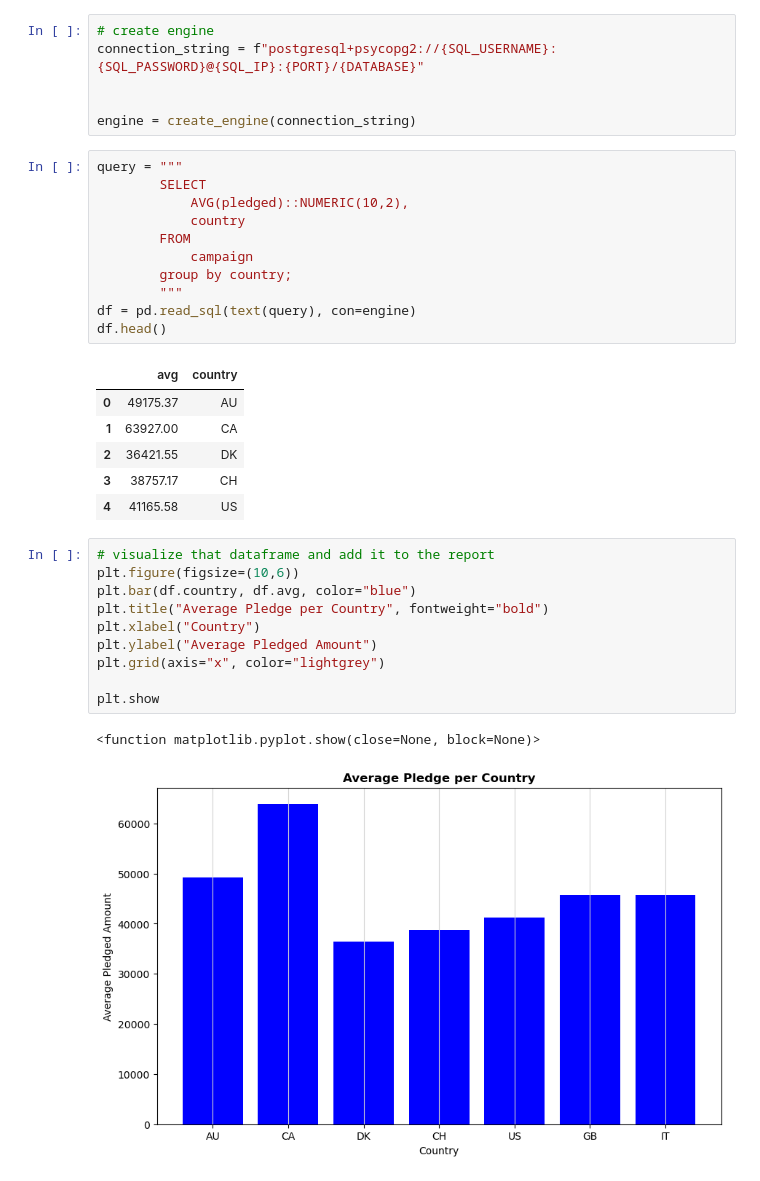
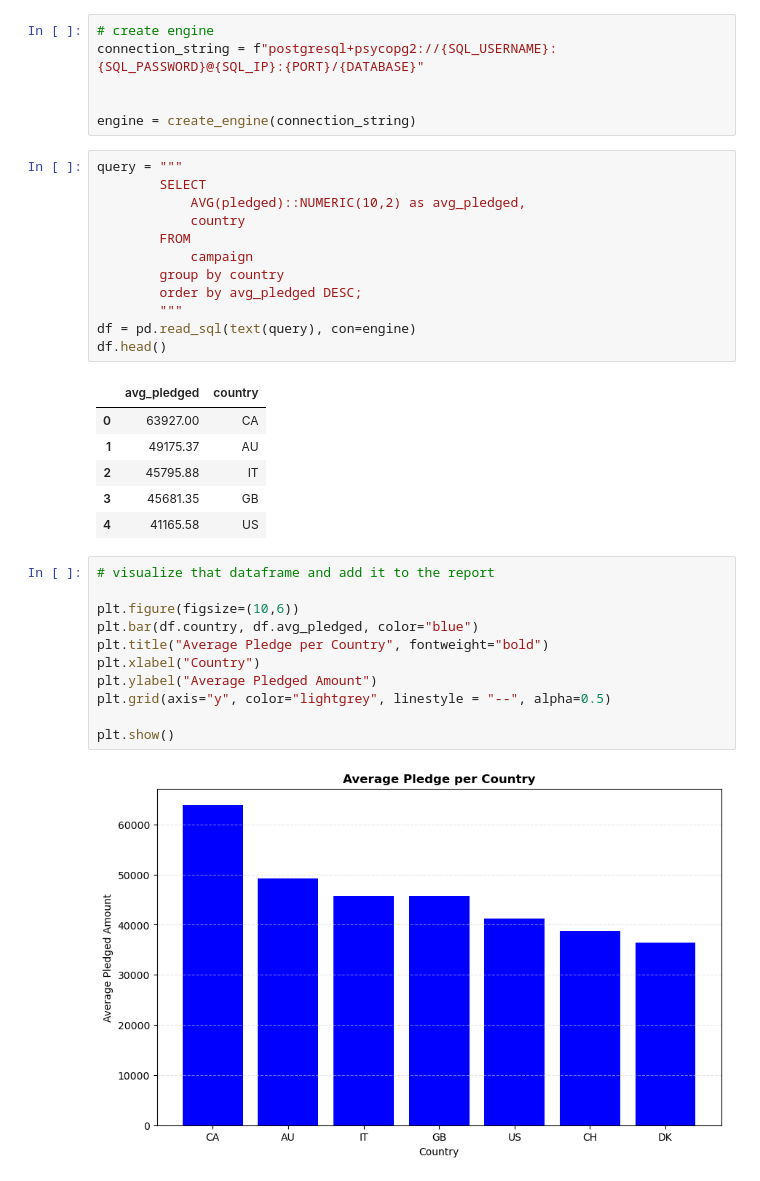
Before and after one commit to uzorfrancis/Crowdfunding_ETL, a Jupyter notebook: Bonus2.ipynb, the cells around one changed output. Drawn from its saved outputs; the diff is of its cells as text.

```diff
--- a/Bonus2.ipynb
+++ b/Bonus2.ipynb
@@ -20,31 +20,32 @@ engine = create_engine(connection_string)
 # %%
 query = """
         SELECT
-            AVG(pledged)::NUMERIC(10,2),
+            AVG(pledged)::NUMERIC(10,2) as avg_pledged,
             country
         FROM
             campaign
-        group by country;
+        group by country
+        order by avg_pledged DESC;
         """
 df = pd.read_sql(text(query), con=engine)
 df.head()
 # %% [output]
-|  | avg | country |
-| 0 | 49175.37 | AU |
-| 1 | 63927.00 | CA |
-| 2 | 36421.55 | DK |
-| 3 | 38757.17 | CH |
+|  | avg_pledged | country |
+| 0 | 63927.00 | CA |
+| 1 | 49175.37 | AU |
+| 2 | 45795.88 | IT |
+| 3 | 45681.35 | GB |
 | 4 | 41165.58 | US |
 # %%
 # visualize that dataframe and add it to the report
+
 plt.figure(figsize=(10,6))
-plt.bar(df.country, df.avg, color="blue")
+plt.bar(df.country, df.avg_pledged, color="blue")
 plt.title("Average Pledge per Country", fontweight="bold")
 plt.xlabel("Country")
 plt.ylabel("Average Pledged Amount")
-plt.grid(axis="x", color="lightgrey")
+plt.grid(axis="y", color="lightgrey", linestyle = "--", alpha=0.5)
 
-plt.show
+plt.show()
 # %% [output]
-<function matplotlib.pyplot.show(close=None, block=None)>
-[figure, old version]
+[figure, new version]
```
Also changed, not shown: 4 other files.
